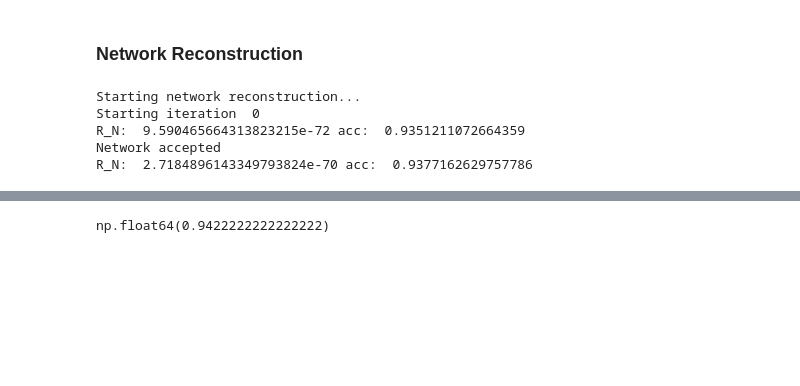
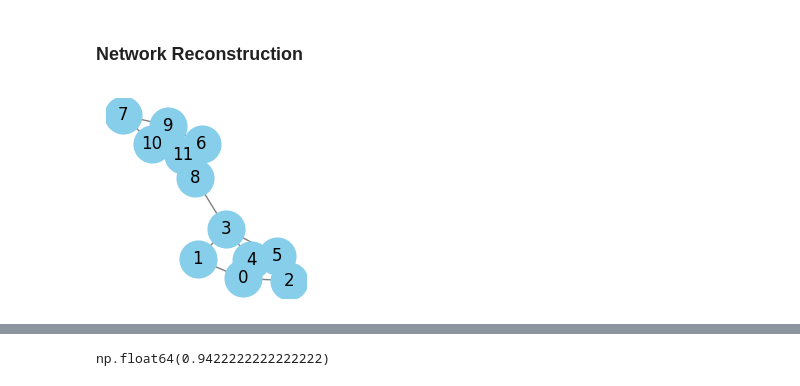
Before and after one commit to paololapo/NetworkReconstruction, a Jupyter notebook: MCMC.ipynb, the cells around one changed output, grey strips where cells are left out. Cells and saved outputs as stored; diff of their text form; code cells hidden in the pictures; blank space fills up the shorter version.

Commit message:
network reconstruction (?)

```diff
--- a/MCMC.ipynb
+++ b/MCMC.ipynb
@@ -689,3 +689,16 @@ partitions_set, hamiltionian_list = parallelPartitionsSet(A, groups, n_samples=2
 Warning: n_samples is not a multiple of n_cores, computing  16  samples instead.
 # %% [markdown]
 ### Network Reconstruction
+# %%
+# Generate a stochastic block model
+N = 12
+p = 0.6
+q = 0.1
+G = nx.stochastic_block_model([N//2, N//2], [[p, q], [q, p]])
+A = nx.adjacency_matrix(G).todense()
+A = (A > 0).astype(int)
+
+plt.figure(figsize=(2, 2))
+nx.draw(G, with_labels=True, node_color='skyblue', node_size=700, font_size=12, font_color='black', edge_color='gray')
+# %% [output]
+[figure, added]
@@ -710,7 +728,9 @@ for k in range(5): # This should be a stopping criterion
     # Compute the network reliability and the link reliability matrix
     R_N = getNetworkReliability(A_cur, A_obs, partitions_set, hamiltionian_list)
     R_L = computeLinkReliabilityMatrix(A_cur, partitions_set, hamiltionian_list)
-    print("R_N: ", R_N, "acc: ", np.sum(A_cur == A)/N**2)
+
+    missing, spurious = compareAdjacencyMatrices(A, A_cur)
+    print("R_N: ", R_N, " ; missing=", len(missing), " ; spurious=", len(spurious))
 
     # Sort the links (increasing R) and not links (decreasing R)
     sorted_links, sorted_not_links = sortLinkLists(*getLinkLists(A_cur), R_L)
@@ -742,13 +762,9 @@ for k in range(5): # This should be a stopping criterion
         else:
             miss_update += 1
             if miss_update > 4:
-                print("R_N: ", R_N, "acc: ", np.sum(A_cur == A)/N**2, " then break")
+                missing, spurious = compareAdjacencyMatrices(A, A_cur)
+                print("R_N: ", R_N, " ; missing=", len(missing), " ; spurious=", len(spurious))
                 break
 
-        print("R_N: ", R_N, "acc: ", np.sum(A_cur == A)/N**2)
+        missing, spurious = compareAdjacencyMatrices(A, A_cur)
+        print("R_N: ", R_N, " ; missing=", len(missing), " ; spurious=", len(spurious))
-# %% [output]
-Starting network reconstruction...
-Starting iteration  0
-R_N:  9.590465664313823215e-72 acc:  0.9351211072664359
-Network accepted
-R_N:  2.7184896143349793824e-70 acc:  0.9377162629757786
```
Also changed, not shown: parts of 6 cells of this notebook.
